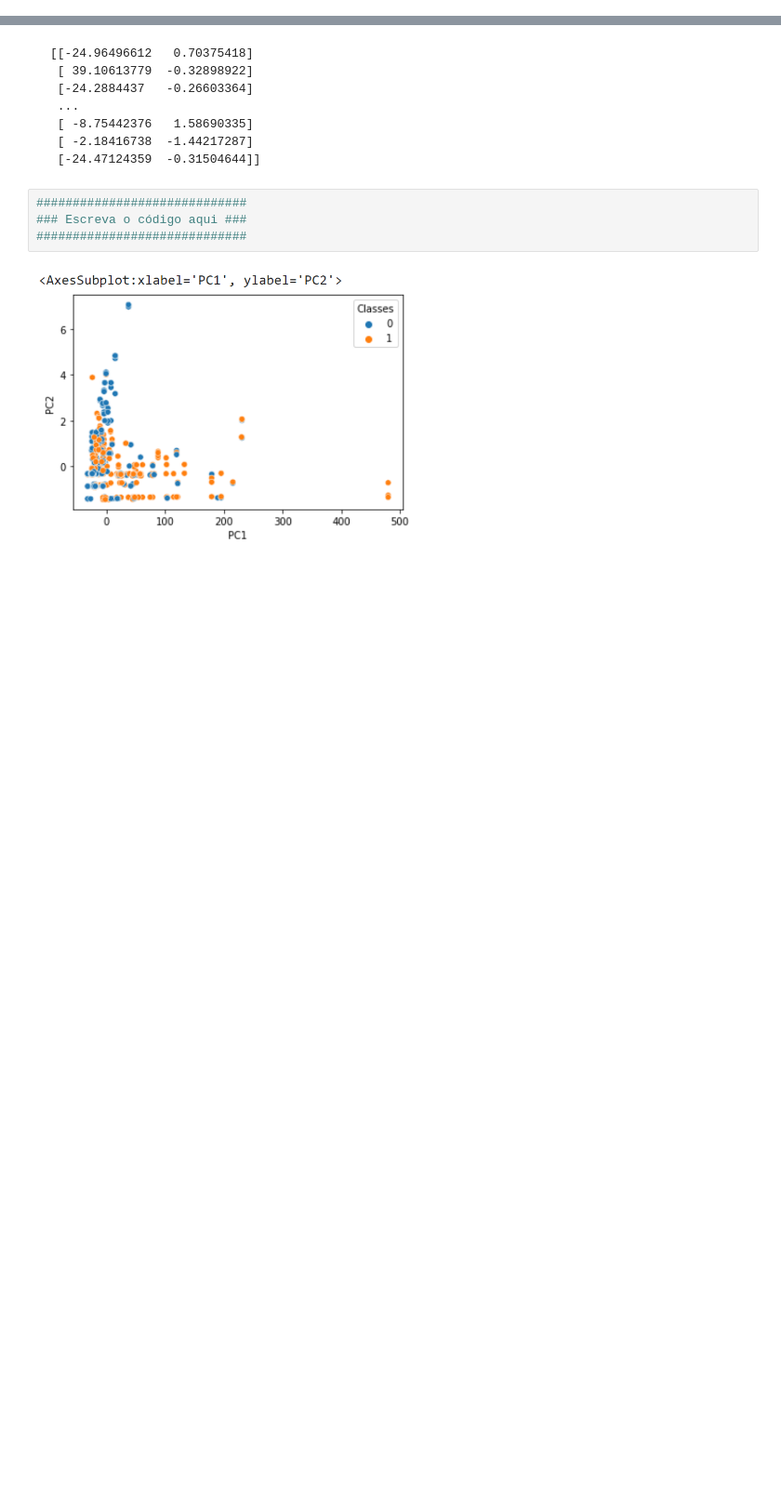
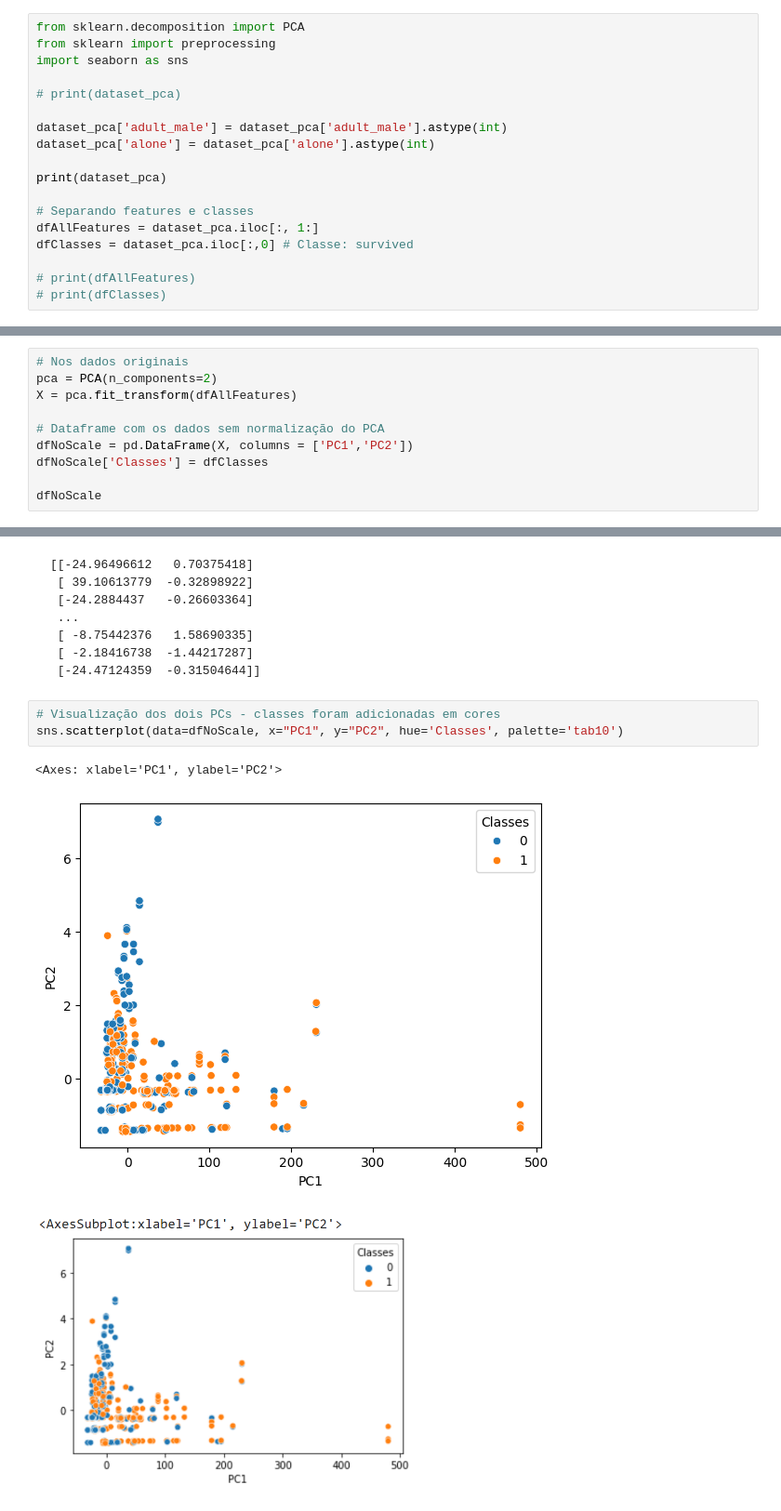
Before and after one commit to FabioKishino/pos-data-science, a Jupyter notebook: data-mining/Exercicio 2/Exercicio2.ipynb, the cells around one changed output, grey strips where cells are left out. Shown: that part at 93% size. Saved outputs shown, nothing was run; the diff lists cells and outputs as text; blank space fills up the shorter version.

```diff
--- a/data-mining/Exercicio 2/Exercicio2.ipynb
+++ b/data-mining/Exercicio 2/Exercicio2.ipynb
@@ -412,0 +451,18 @@ Name: 200, dtype: object
+# %%
+from sklearn.decomposition import PCA
+from sklearn import preprocessing
+import seaborn as sns
+
+# print(dataset_pca)
+
+dataset_pca['adult_male'] = dataset_pca['adult_male'].astype(int)
+dataset_pca['alone'] = dataset_pca['alone'].astype(int)
+
+print(dataset_pca)
+
+# Separando features e classes
+dfAllFeatures = dataset_pca.iloc[:, 1:]
+dfClasses = dataset_pca.iloc[:,0] # Classe: survived
+
+# print(dfAllFeatures)
+# print(dfClasses)
@@ -412,0 +487,10 @@ Name: 200, dtype: object
+# %%
+# Nos dados originais
+pca = PCA(n_components=2)
+X = pca.fit_transform(dfAllFeatures)
+
+# Dataframe com os dados sem normalização do PCA
+dfNoScale = pd.DataFrame(X, columns = ['PC1','PC2'])
+dfNoScale['Classes'] = dfClasses
+
+dfNoScale
@@ -420,9 +518,11 @@ Name: 200, dtype: object
  [ -2.18416738  -1.44217287]
  [-24.47124359  -0.31504644]]
 </pre>
-# %%
-#############################
-### Escreva o código aqui ###
-#############################
+# %%
+# Visualização dos dois PCs - classes foram adicionadas em cores
+sns.scatterplot(data=dfNoScale, x="PC1", y="PC2", hue='Classes', palette='tab10')
+# %% [output]
+<Axes: xlabel='PC1', ylabel='PC2'>
+[figure, added]
 # %% [markdown]
 ![image.png](embedded-picture-1)
```
Also changed, not shown: parts of 21 cells of this notebook.
